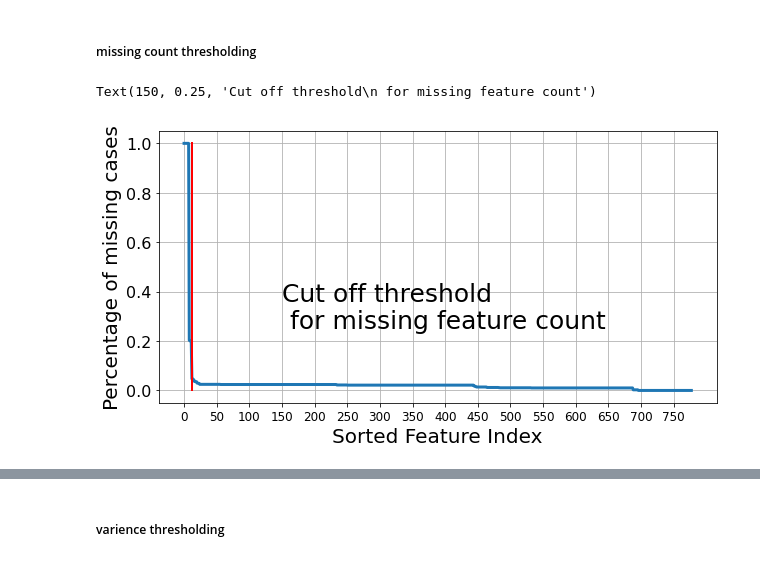
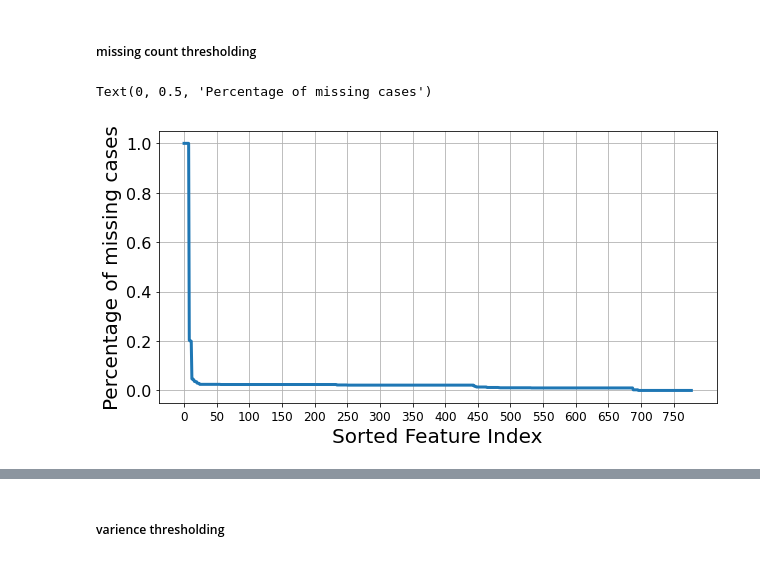
Before and after one commit to Jumabek/receptivity, a Jupyter notebook: analysis/Association Rule Mining.ipynb, the cells around one changed output, grey strips where cells are left out. Drawn from its saved outputs; the diff is of its cells as text; code cells hidden in the pictures.

```diff
--- a/analysis/Association Rule Mining.ipynb
+++ b/analysis/Association Rule Mining.ipynb
@@ -1973,12 +1928,12 @@ sub_features = pd.read_csv(
 
 from feature_preprocessing import *
 
-sub_features = impute_support_features(
+sub_features_preprocessed = impute_support_features(
         normalization(sub_features)
 )
 
 
-agg_feature = sub_features.groupby(['pid','timestamp']).agg(
+agg_feature = sub_features_preprocessed.groupby(['pid','timestamp']).agg(
     ['mean','std']
 )
 agg_feature.columns = agg_feature.columns.map('|'.join).str.strip('|')
@@ -2005,21 +1960,21 @@ agg_feature
 # %%
 ds_missing = agg_feature.isnull().sum(axis=0)/len(agg_feature)
 #thresholding
 agg_feature_percent_missing  = agg_feature.loc[:,(ds_missing[ds_missing<.2]).index]
 
 plt.figure(figsize=(10,5))
 N, D = agg_feature.shape
 ds_missing.sort_values(ascending=False).plot(linewidth=3)
 I = np.arange(0,D,50)
 plt.xticks(I,I, fontsize=12);
 plt.yticks( fontsize=16);
 plt.grid()
 plt.xlabel('Sorted Feature Index', fontsize=20)
 plt.ylabel('Percentage of missing cases', fontsize=20)
-plt.plot([12,12],[0,1], color='red',linewidth=2)
+#plt.plot([12,12],[0,1], color='red',linewidth=2)
 
-plt.text(150,0.25,'Cut off threshold\n for missing feature count', fontsize=25)
+#plt.text(150,0.25,'Cut off threshold\n for missing feature count', fontsize=25)
 # %% [output]
-Text(150, 0.25, 'Cut off threshold\n for missing feature count')
+Text(0, 0.5, 'Percentage of missing cases')
-[figure, old version]
+[figure, new version]
 # %%
```
Also changed, not shown: parts of 25 cells of this notebook, 2 other files.
